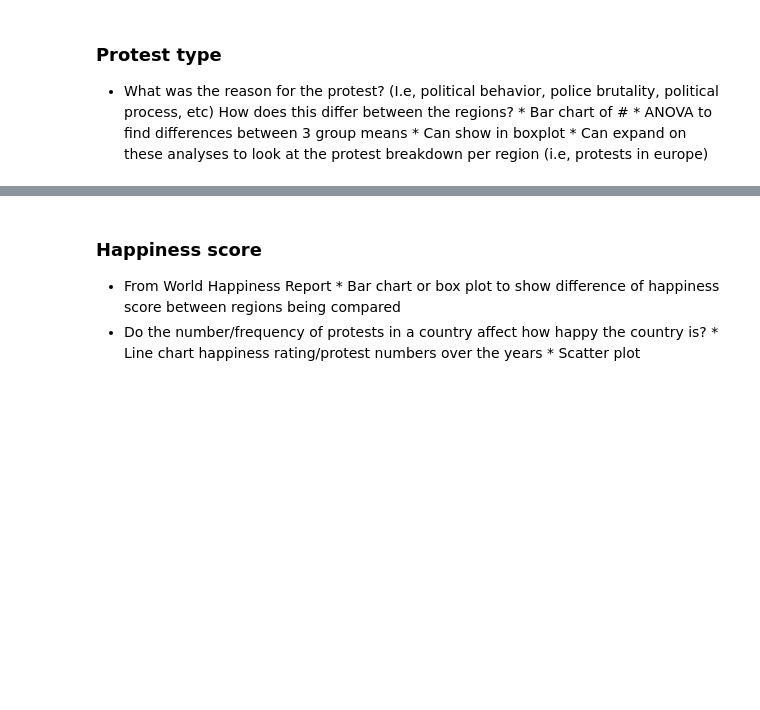
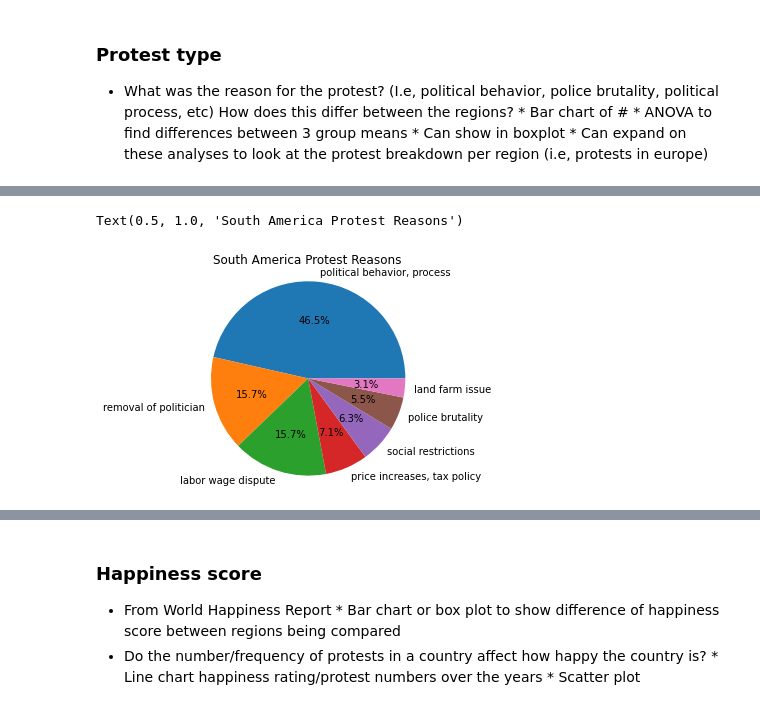
Before and after one commit to jeosqueri/Protest-Happiness-Analysis, a Jupyter notebook: Protest_For_Happiness_Project.ipynb, the cells around one changed output, grey strips where cells are left out. Drawn from its saved outputs; the diff is of its cells as text; code cells hidden in the pictures; blank space fills up the shorter version.

```diff
--- a/Protest_For_Happiness_Project.ipynb
+++ b/Protest_For_Happiness_Project.ipynb
@@ -74,0 +173,11 @@ Protest_Data.head()
+# %%
+sa_reason = Protest_Data.loc[Protest_Data['region'] == 'South America', 'protesterdemand1'].value_counts()
+europe_reason = Protest_Data.loc[Protest_Data['region'] == 'Europe', 'protesterdemand1'].value_counts()
+asia_reason = Protest_Data.loc[Protest_Data['region'] == 'Asia', 'protesterdemand1'].value_counts()
+# %%
+sa_reason.plot(kind='pie', autopct="%1.1f%%", ylabel= " ")
+plt.axis("equal")
+plt.title("South America Protest Reasons")
+# %% [output]
+Text(0.5, 1.0, 'South America Protest Reasons')
+[figure, added]
```
Also changed, not shown: parts of 21 cells of this notebook.
